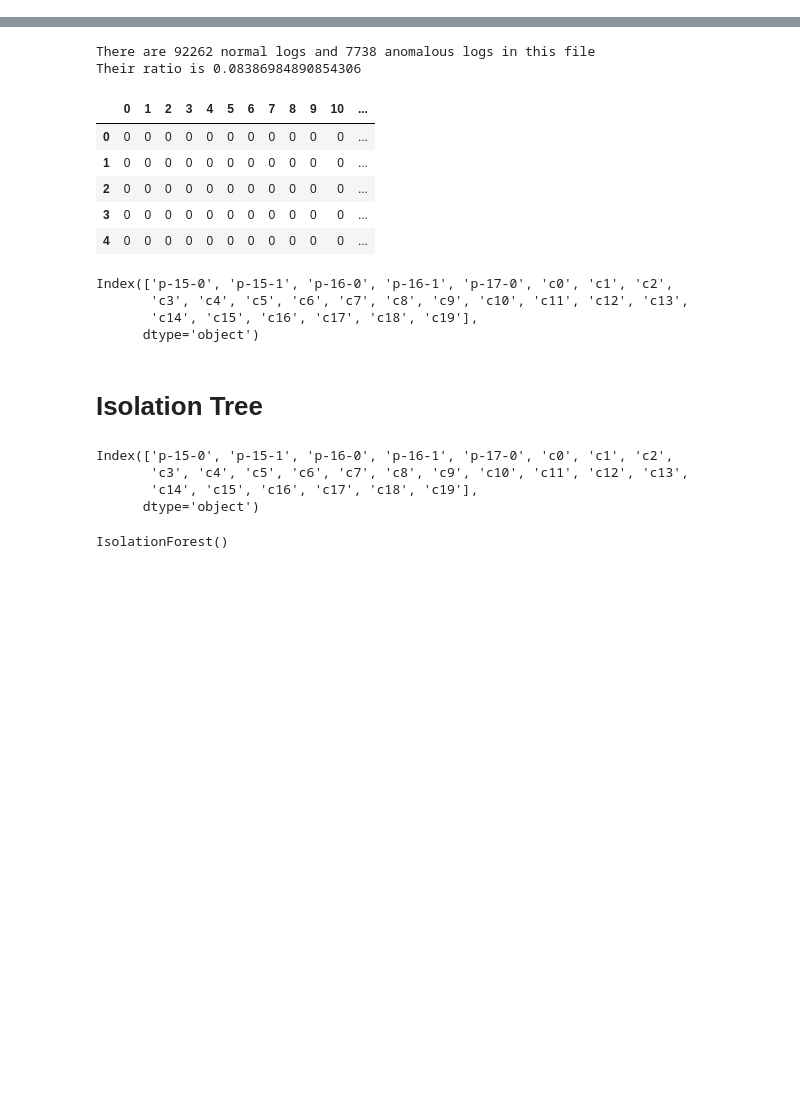
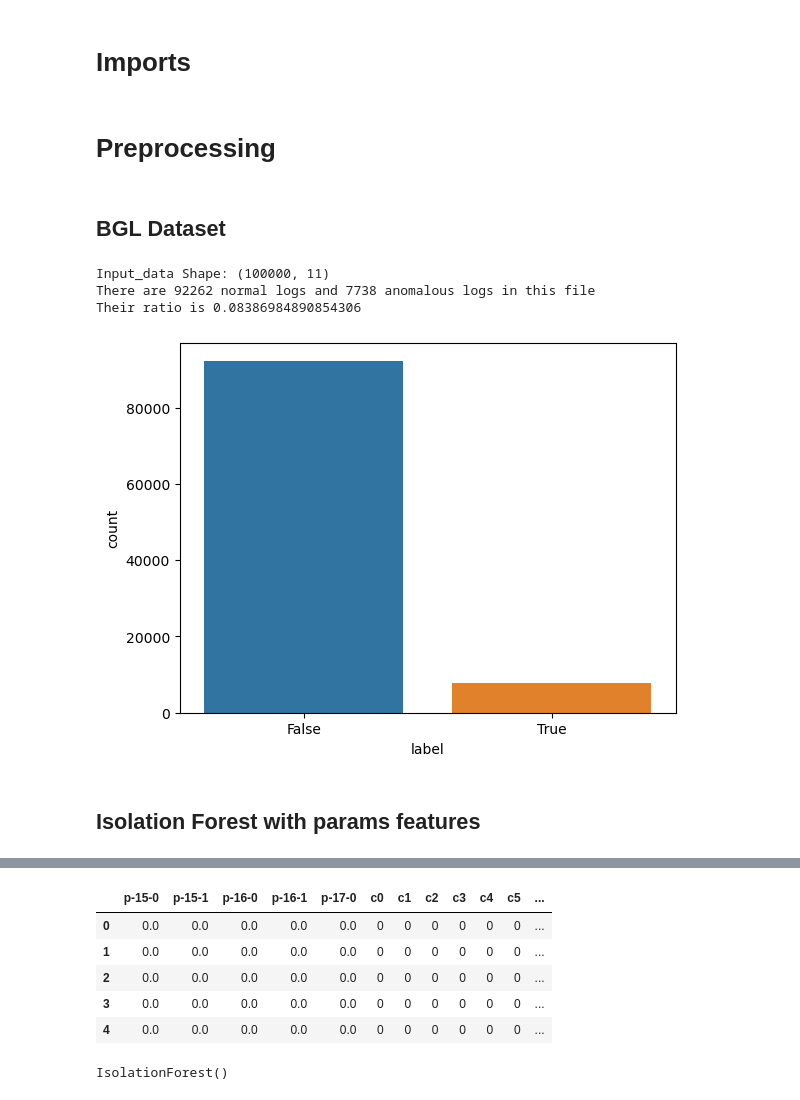
Before and after one commit to manelmahroug/anomaly-detection-in-log-files, a Jupyter notebook: unsupervised_learning/isolation-forest.ipynb, the cells around one changed output, grey strips where cells are left out. Drawn from its saved outputs; the diff is of its cells as text; code cells hidden in the pictures; blank space fills up the shorter version.

```diff
--- a/unsupervised_learning/isolation-forest.ipynb
+++ b/unsupervised_learning/isolation-forest.ipynb
@@ -16,3 +18,5 @@ for dirname, _, filenames in os.walk('/kaggle/input'):
 /kaggle/input/logs-params/Thunderbird_test_params.csv
 /kaggle/input/logs-params/Thunderbird_train_params.csv
 /kaggle/input/logs-params/BGL_train_params.csv
+# %% [markdown]
+# Imports
@@ -18,0 +48,2 @@ for dirname, _, filenames in os.walk('/kaggle/input'):
+# %% [markdown]
+# Preprocessing
@@ -19,5 +61,17 @@ for dirname, _, filenames in os.walk('/kaggle/input'):
+# %% [markdown]
+## BGL Dataset
 # %%
-BGL= pd.read_csv("/kaggle/input/unsupervised-logs-data/BGL_all_params.csv")
+file_path="/kaggle/input/unsupervised-logs-data"
+file="BGL_all_params.csv"
+col='label'
+BGL=read_csv(file_path,file,col)
+# %% [output]
+Input_data Shape: (100000, 11)
+There are 92262 normal logs and 7738 anomalous logs in this file
+Their ratio is 0.08386984890854306
+[figure, added]
+# %% [markdown]
+## Isolation Forest with params features
 # %%
 BGL.head()
 # %% [output]
@@ -27,11 +81,3 @@ BGL.head()
 | 2 | 2 | 1.117869e+12 | RAS LINKCARD INFO MidplaneSwitchC... | False | R33-M1-L0-U22-C | 15 | NaN | NaN | NaN | NaN | ... |
 | 3 | 3 | 1.117869e+12 | RAS LINKCARD INFO MidplaneSwitchC... | False | R27-M1-L3-U18-C | 15 | NaN | NaN | NaN | NaN | ... |
 | 4 | 4 | 1.117870e+12 | RAS APP FATAL ciod: LOGIN chdir(/... | False | R23-M0-N4-I:J18-U11 | 16 | NaN | NaN | NaN | NaN | ... |
-# %%
-normal= BGL['label'].value_counts()[0]
-anomalous= BGL['label'].value_counts()[1]
-print(f"There are {normal} normal logs and {anomalous} anomalous logs in this file")
-print("Their ratio is "+ str(anomalous/normal))
-# %% [output]
-There are 92262 normal logs and 7738 anomalous logs in this file
-Their ratio is 0.08386984890854306
@@ -40,10 +83,0 @@ labels=BGL[['label']]
-# %%
-one_hot_encoded_BGL = pd.get_dummies(BGL['clusters'])
-one_hot_encoded_BGL.head()
-# %% [output]
-|  | 0 | 1 | 2 | 3 | 4 | 5 | 6 | 7 | 8 | 9 | 10 | ... |
-| 0 | 0 | 0 | 0 | 0 | 0 | 0 | 0 | 0 | 0 | 0 | 0 | ... |
-| 1 | 0 | 0 | 0 | 0 | 0 | 0 | 0 | 0 | 0 | 0 | 0 | ... |
-| 2 | 0 | 0 | 0 | 0 | 0 | 0 | 0 | 0 | 0 | 0 | 0 | ... |
-| 3 | 0 | 0 | 0 | 0 | 0 | 0 | 0 | 0 | 0 | 0 | 0 | ... |
-| 4 | 0 | 0 | 0 | 0 | 0 | 0 | 0 | 0 | 0 | 0 | 0 | ... |
@@ -56,11 +95,11 @@ BGL.drop(columns=['clusters','Unnamed: 0','timestamp','text','label','filename']
 # %%
 BGL.fillna(0,inplace=True)
 # %%
-BGL.columns
+BGL.head()
 # %% [output]
-Index(['p-15-0', 'p-15-1', 'p-16-0', 'p-16-1', 'p-17-0', 'c0', 'c1', 'c2',
-       'c3', 'c4', 'c5', 'c6', 'c7', 'c8', 'c9', 'c10', 'c11', 'c12', 'c13',
-       'c14', 'c15', 'c16', 'c17', 'c18', 'c19'],
-      dtype='object')
+|  | p-15-0 | p-15-1 | p-16-0 | p-16-1 | p-17-0 | c0 | c1 | c2 | c3 | c4 | c5 | ... |
+| 0 | 0.0 | 0.0 | 0.0 | 0.0 | 0.0 | 0 | 0 | 0 | 0 | 0 | 0 | ... |
+| 1 | 0.0 | 0.0 | 0.0 | 0.0 | 0.0 | 0 | 0 | 0 | 0 | 0 | 0 | ... |
+| 2 | 0.0 | 0.0 | 0.0 | 0.0 | 0.0 | 0 | 0 | 0 | 0 | 0 | 0 | ... |
+| 3 | 0.0 | 0.0 | 0.0 | 0.0 | 0.0 | 0 | 0 | 0 | 0 | 0 | 0 | ... |
+| 4 | 0.0 | 0.0 | 0.0 | 0.0 | 0.0 | 0 | 0 | 0 | 0 | 0 | 0 | ... |
-# %% [markdown]
-# Isolation Tree
@@ -70,8 +106 @@ from sklearn.ensemble import IsolationForest
-# %%
-BGL.columns
-# %% [output]
-Index(['p-15-0', 'p-15-1', 'p-16-0', 'p-16-1', 'p-17-0', 'c0', 'c1', 'c2',
-       'c3', 'c4', 'c5', 'c6', 'c7', 'c8', 'c9', 'c10', 'c11', 'c12', 'c13',
-       'c14', 'c15', 'c16', 'c17', 'c18', 'c19'],
-      dtype='object')
 # %%
```
Also changed, not shown: parts of 43 cells of this notebook.
